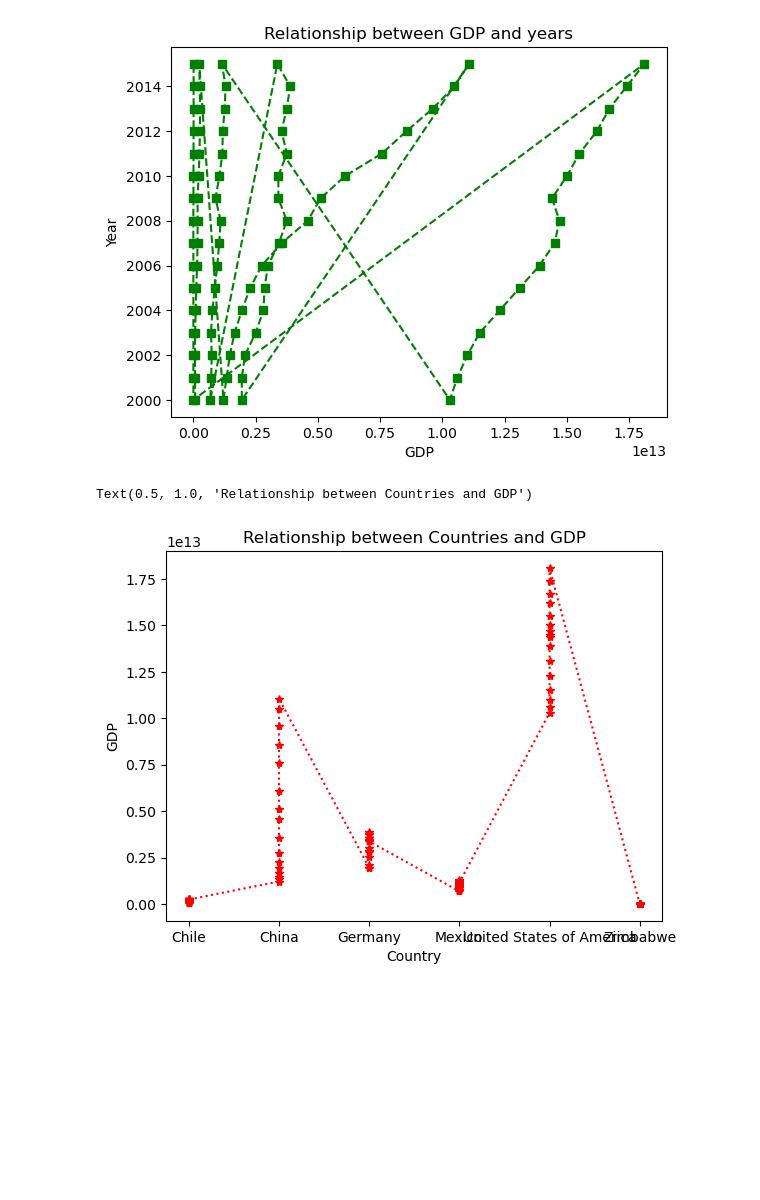
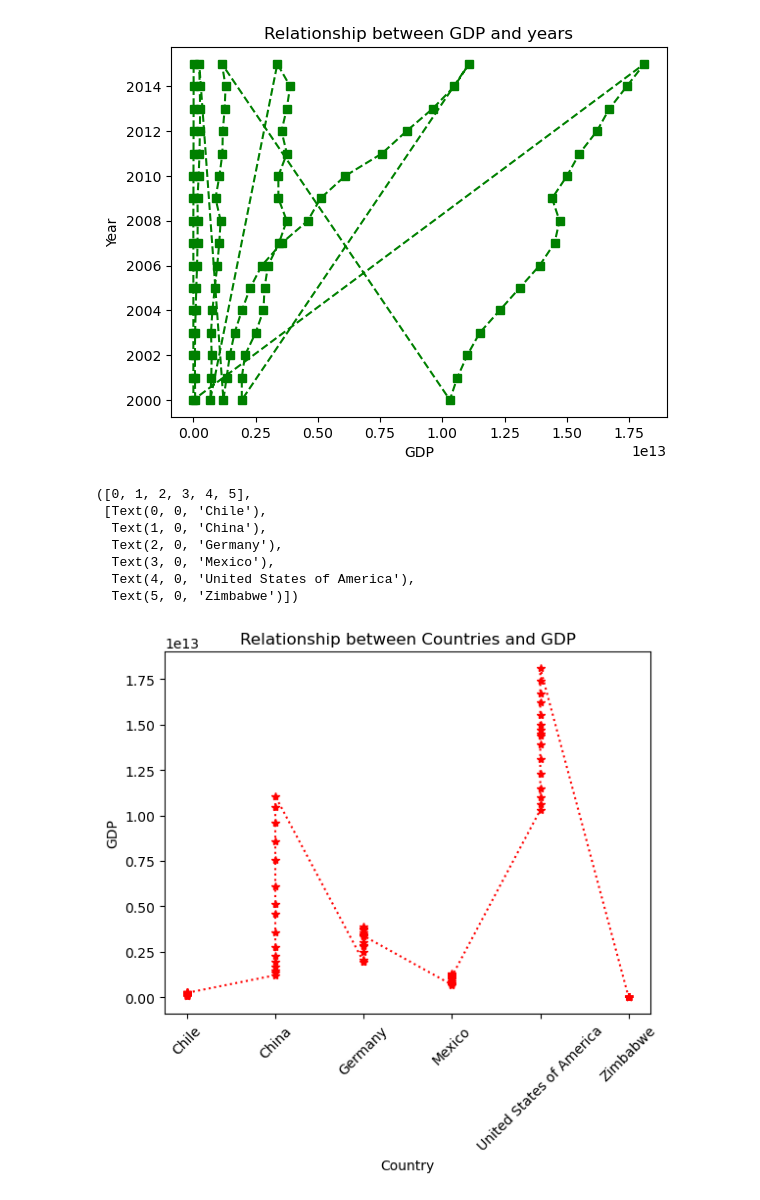
Before and after one commit to ZahraKiashemshaki/Life-Expectancy-GDP-Starter, a Jupyter notebook: life_expectancy_gdp.ipynb, the cells around one changed output. Cells and saved outputs as stored; diff of their text form; code cells hidden in the pictures; blank space fills up the shorter version.

```diff
--- a/life_expectancy_gdp.ipynb
+++ b/life_expectancy_gdp.ipynb
@@ -83,11 +83,18 @@ Text(0.5, 1.0, 'Relationship between GDP and years')
 # %%
 plt.plot(df1.Country, df1.GDP, linestyle= ':', marker= '*', color= 'Red')
 plt.xlabel('Country')
 plt.ylabel('GDP')
 plt.title('Relationship between Countries and GDP')
+plt.xticks(rotation= 45)
 # %% [output]
-Text(0.5, 1.0, 'Relationship between Countries and GDP')
+([0, 1, 2, 3, 4, 5],
+ [Text(0, 0, 'Chile'),
+  Text(1, 0, 'China'),
+  Text(2, 0, 'Germany'),
+  Text(3, 0, 'Mexico'),
+  Text(4, 0, 'United States of America'),
+  Text(5, 0, 'Zimbabwe')])
-[figure, old version]
+[figure, new version]
 # %%
 plt.plot(df1.Country, df1.LEABY, marker= 'o', color= 'Grey')
 plt.xlabel('Country')
```
Also changed, not shown: parts of 15 cells of this notebook.
